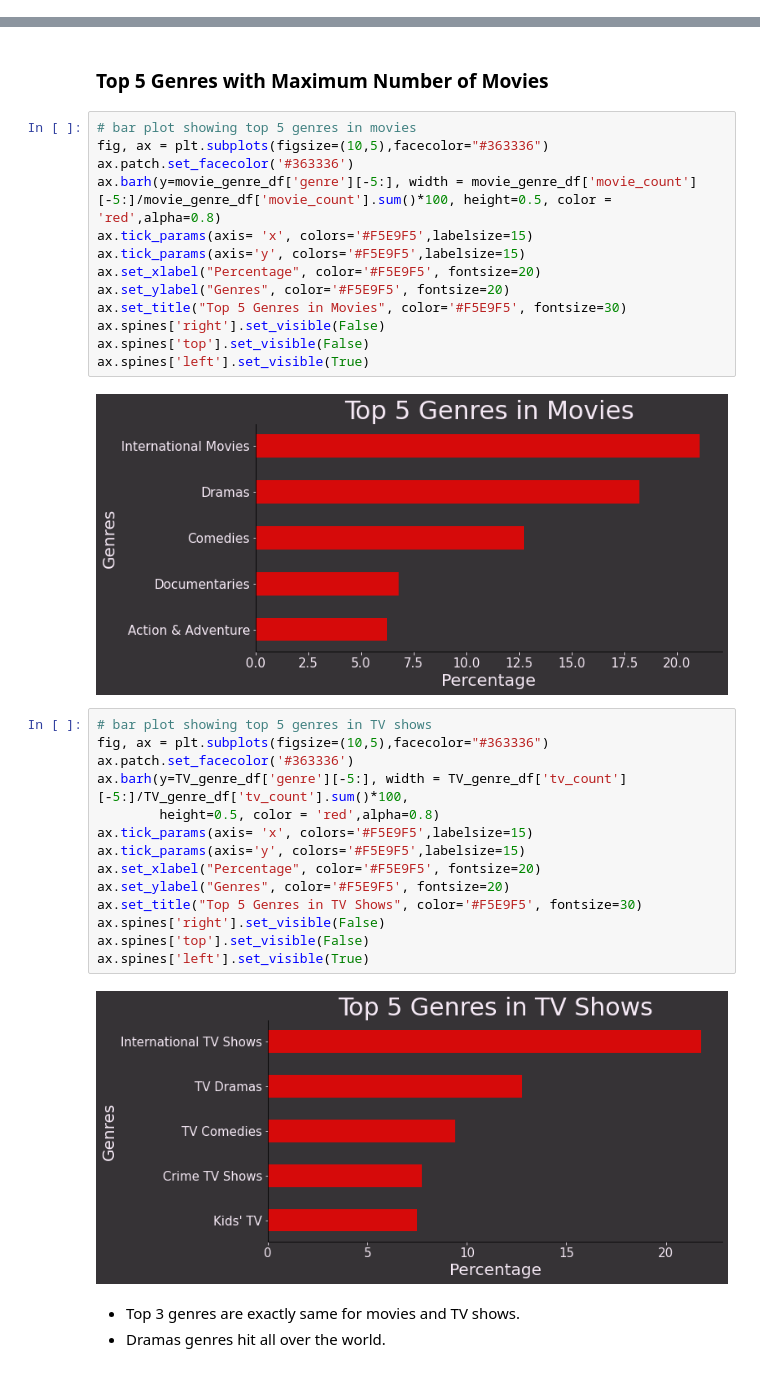
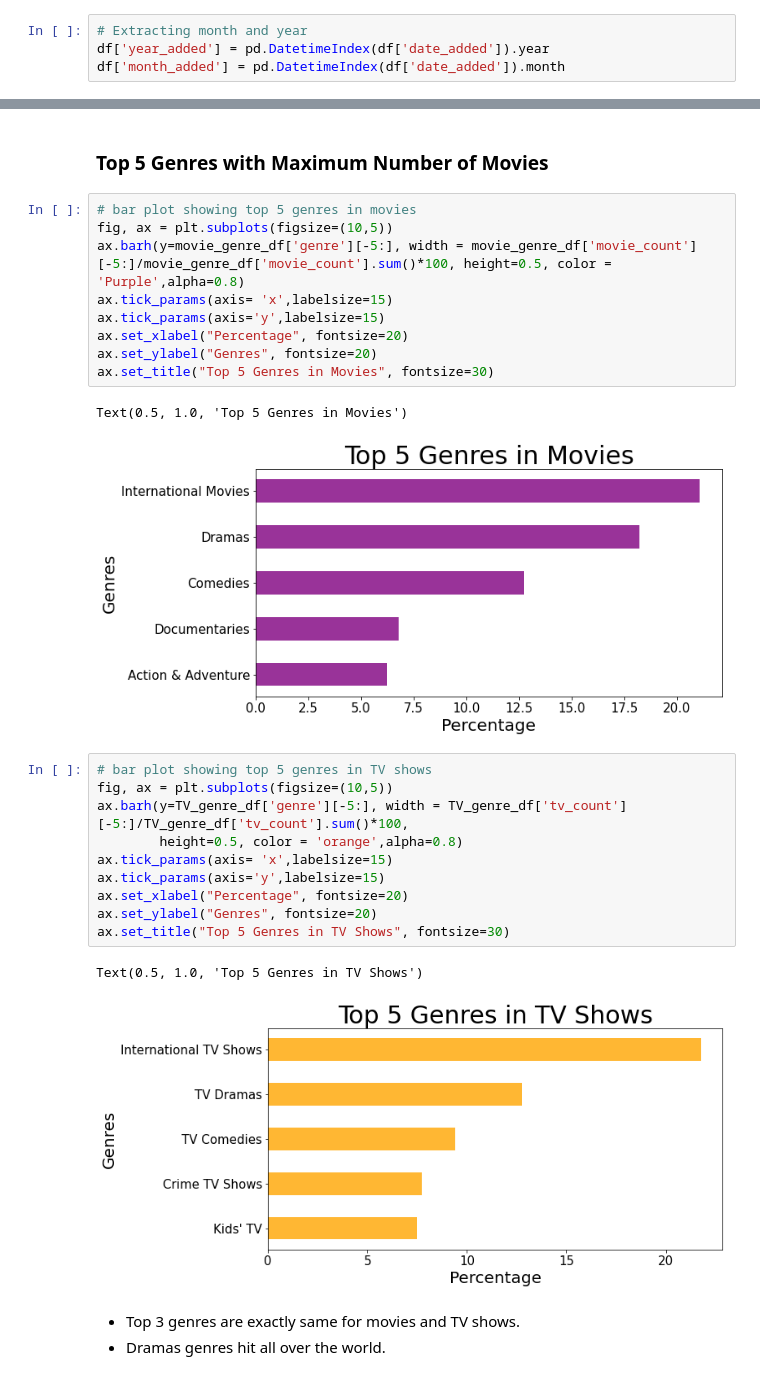
Before and after one commit to Ranjitghadge/NETFLIX-MOVIES-AND-TV-SHOWS-CLUSTERING, a Jupyter notebook: Copy_of_NETFLIX_MOVIES_AND_TV_SHOWS_CLUSTERING.ipynb, the cells around one changed output, grey strips where cells are left out. Drawn from its saved outputs; the diff is of its cells as text.

```diff
--- a/Copy_of_NETFLIX_MOVIES_AND_TV_SHOWS_CLUSTERING.ipynb
+++ b/Copy_of_NETFLIX_MOVIES_AND_TV_SHOWS_CLUSTERING.ipynb
@@ -320,0 +302,4 @@ ax.spines['left'].set_visible(True)
+# %%
+# Extracting month and year
+df['year_added'] = pd.DatetimeIndex(df['date_added']).year
+df['month_added'] = pd.DatetimeIndex(df['date_added']).month
@@ -628,35 +641,29 @@ TV_genre_df
 ### Top 5 Genres with Maximum Number of Movies
 # %%
 # bar plot showing top 5 genres in movies
-fig, ax = plt.subplots(figsize=(10,5),facecolor="#363336")
-ax.patch.set_facecolor('#363336')
-ax.barh(y=movie_genre_df['genre'][-5:], width = movie_genre_df['movie_count'][-5:]/movie_genre_df['movie_count'].sum()*100, height=0.5, color = 'red',alpha=0.8)
-ax.tick_params(axis= 'x', colors='#F5E9F5',labelsize=15)
-ax.tick_params(axis='y', colors='#F5E9F5',labelsize=15)
-ax.set_xlabel("Percentage", color='#F5E9F5', fontsize=20)
-ax.set_ylabel("Genres", color='#F5E9F5', fontsize=20)
-ax.set_title("Top 5 Genres in Movies", color='#F5E9F5', fontsize=30)
-ax.spines['right'].set_visible(False)
-ax.spines['top'].set_visible(False)
-ax.spines['left'].set_visible(True)
+fig, ax = plt.subplots(figsize=(10,5))
+ax.barh(y=movie_genre_df['genre'][-5:], width = movie_genre_df['movie_count'][-5:]/movie_genre_df['movie_count'].sum()*100, height=0.5, color = 'Purple',alpha=0.8)
+ax.tick_params(axis= 'x',labelsize=15)
+ax.tick_params(axis='y',labelsize=15)
+ax.set_xlabel("Percentage", fontsize=20)
+ax.set_ylabel("Genres", fontsize=20)
+ax.set_title("Top 5 Genres in Movies", fontsize=30)
 # %% [output]
+Text(0.5, 1.0, 'Top 5 Genres in Movies')
-[figure, old version]
+[figure, new version]
 # %%
 # bar plot showing top 5 genres in TV shows
-fig, ax = plt.subplots(figsize=(10,5),facecolor="#363336")
-ax.patch.set_facecolor('#363336')
+fig, ax = plt.subplots(figsize=(10,5))
 ax.barh(y=TV_genre_df['genre'][-5:], width = TV_genre_df['tv_count'][-5:]/TV_genre_df['tv_count'].sum()*100,
-        height=0.5, color = 'red',alpha=0.8)
-ax.tick_params(axis= 'x', colors='#F5E9F5',labelsize=15)
-ax.tick_params(axis='y', colors='#F5E9F5',labelsize=15)
-ax.set_xlabel("Percentage", color='#F5E9F5', fontsize=20)
-ax.set_ylabel("Genres", color='#F5E9F5', fontsize=20)
-ax.set_title("Top 5 Genres in TV Shows", color='#F5E9F5', fontsize=30)
-ax.spines['right'].set_visible(False)
-ax.spines['top'].set_visible(False)
-ax.spines['left'].set_visible(True)
+        height=0.5, color = 'orange',alpha=0.8)
+ax.tick_params(axis= 'x',labelsize=15)
+ax.tick_params(axis='y',labelsize=15)
+ax.set_xlabel("Percentage", fontsize=20)
+ax.set_ylabel("Genres", fontsize=20)
+ax.set_title("Top 5 Genres in TV Shows", fontsize=30)
 # %% [output]
+Text(0.5, 1.0, 'Top 5 Genres in TV Shows')
-[figure, old version]
+[figure, new version]
 # %% [markdown]
 * Top 3 genres are exactly same for movies and TV shows.
 * Dramas genres hit all over the world.
```
Also changed, not shown: parts of 16 cells of this notebook.
